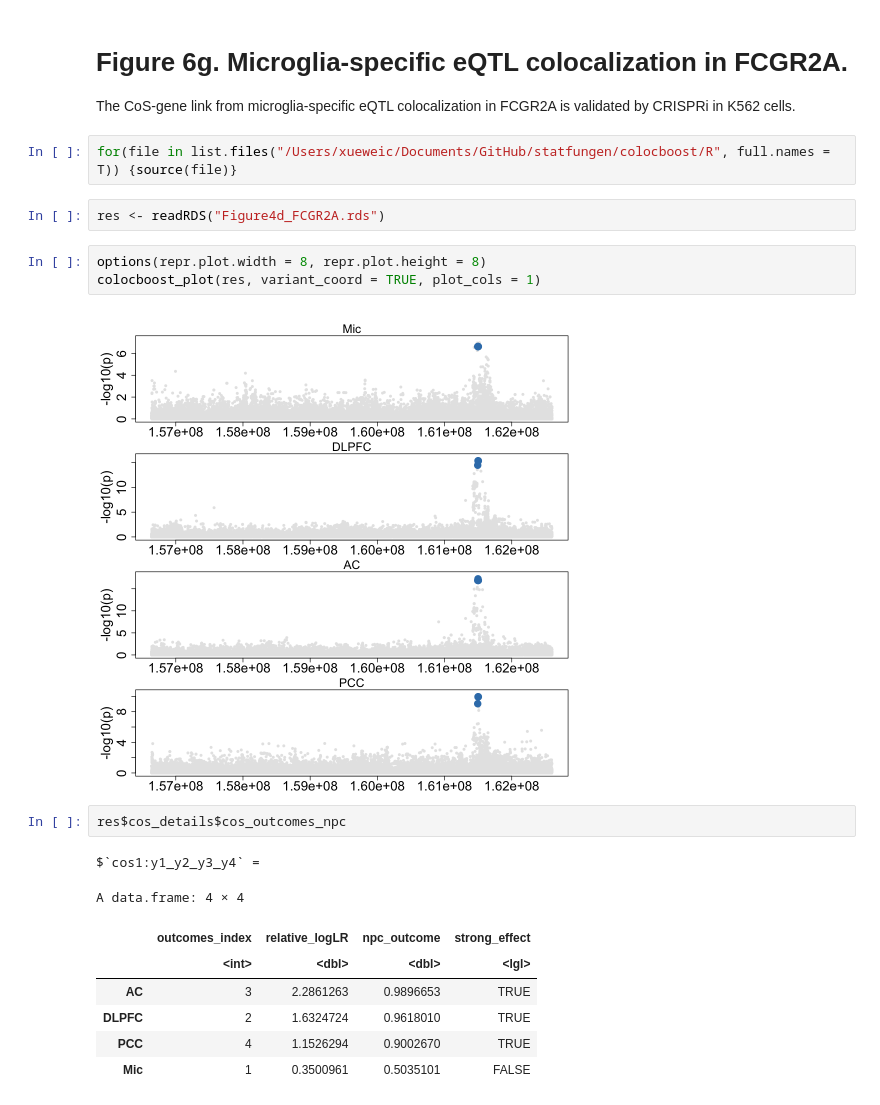
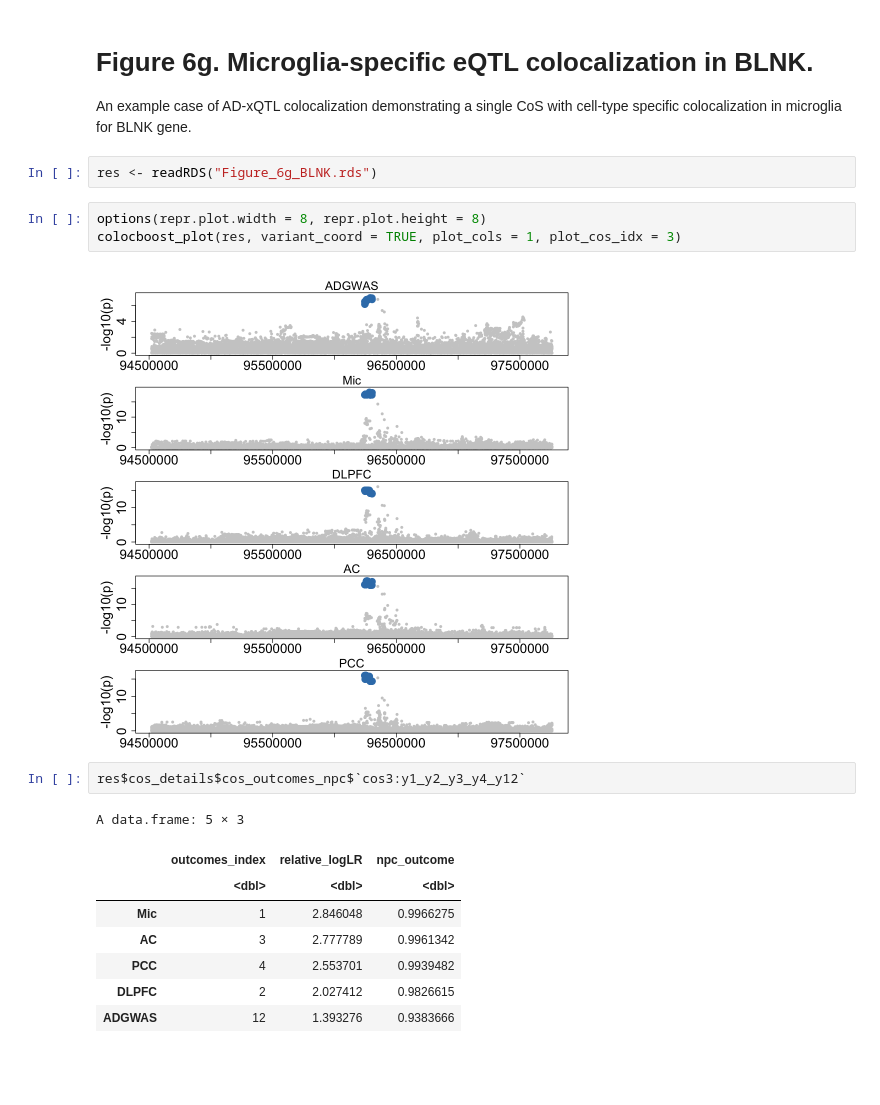
Before and after one commit to StatFunGen/colocboost-paper, a Jupyter notebook: _sources/Main_Figures/Figure_6/Figure_6g.ipynb, the cells around one changed output. Drawn from its saved outputs; the diff is of its cells as text; blank space fills up the shorter version.

```diff
--- a/_sources/Main_Figures/Figure_6/Figure_6g.ipynb
+++ b/_sources/Main_Figures/Figure_6/Figure_6g.ipynb
@@ -1,25 +1,23 @@
 # %% [markdown]
-# Figure 6g. Microglia-specific eQTL colocalization in FCGR2A.
+# Figure 6g. Microglia-specific eQTL colocalization in BLNK.
 
-The CoS-gene link from microglia-specific eQTL colocalization in FCGR2A is validated by CRISPRi in K562 cells.
+An example case of AD-xQTL colocalization demonstrating a single CoS with cell-type specific colocalization in microglia for BLNK gene.
-# %%
-for(file in list.files("/Users/xueweic/Documents/GitHub/statfungen/colocboost/R", full.names = T)) {source(file)}
 # %%
-res <- readRDS("Figure4d_FCGR2A.rds")
+res <- readRDS("Figure_6g_BLNK.rds")
 # %%
 options(repr.plot.width = 8, repr.plot.height = 8)
-colocboost_plot(res, variant_coord = TRUE, plot_cols = 1)
+colocboost_plot(res, variant_coord = TRUE, plot_cols = 1, plot_cos_idx = 3)
 # %% [output]
-[figure, old version]
+[figure, new version]
 # %%
-res$cos_details$cos_outcomes_npc
+res$cos_details$cos_outcomes_npc$`cos3:y1_y2_y3_y4_y12`
 # %% [output]
-$`cos1:y1_y2_y3_y4` =
+A data.frame: 5 × 3
-A data.frame: 4 × 4
-|  | outcomes_index | relative_logLR | npc_outcome | strong_effect |
-|  | <int> | <dbl> | <dbl> | <lgl> |
-| AC | 3 | 2.2861263 | 0.9896653 | TRUE |
-| DLPFC | 2 | 1.6324724 | 0.9618010 | TRUE |
-| PCC | 4 | 1.1526294 | 0.9002670 | TRUE |
-| Mic | 1 | 0.3500961 | 0.5035101 | FALSE |
+|  | outcomes_index | relative_logLR | npc_outcome |
+|  | <dbl> | <dbl> | <dbl> |
+| Mic | 1 | 2.846048 | 0.9966275 |
+| AC | 3 | 2.777789 | 0.9961342 |
+| PCC | 4 | 2.553701 | 0.9939482 |
+| DLPFC | 2 | 2.027412 | 0.9826615 |
+| ADGWAS | 12 | 1.393276 | 0.9383666 |
 # %%
```
Also changed, not shown: parts of 1 cell of this notebook, 55 other files.
